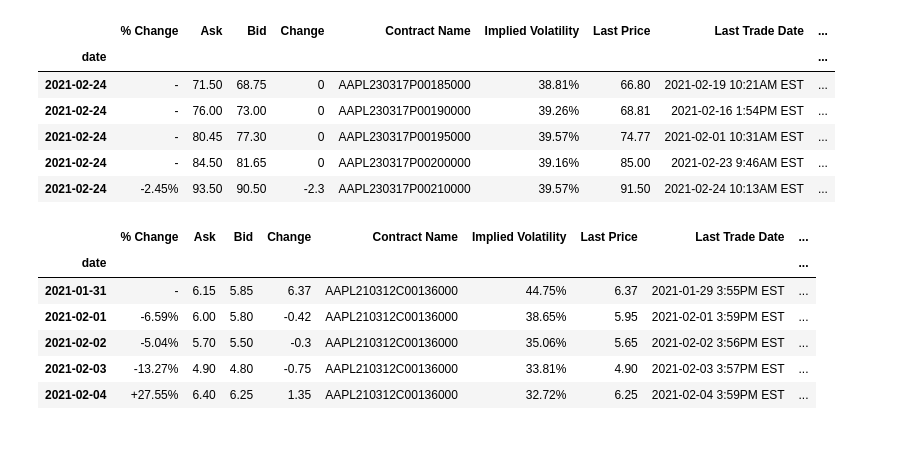
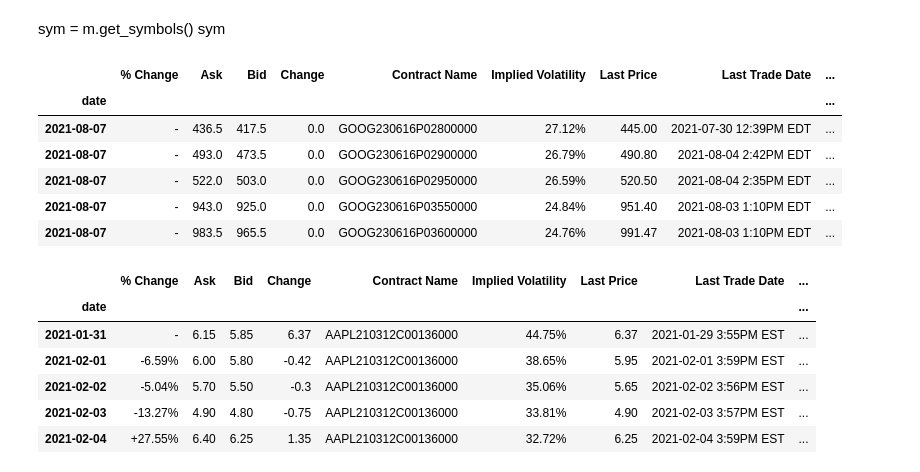
Before and after one commit to andermy/yahooScraper, a Jupyter notebook: test.ipynb, the cells around one changed output. Cells and saved outputs as stored; diff of their text form; code cells hidden in the pictures; blank space fills up the shorter version.

```diff
--- a/test.ipynb
+++ b/test.ipynb
@@ -16,14 +21,17 @@ m = s.stockMongo()
+# %% [markdown]
+sym = m.get_symbols()
+sym
 # %%
-apple = m.get_options("AAPL")
+apple = m.get_options("GOOG")
 apple.tail()
 # %% [output]
 |  | % Change | Ask | Bid | Change | Contract Name | Implied Volatility | Last Price | Last Trade Date | ... |
 | date |  |  |  |  |  |  |  |  | ... |
-| 2021-02-24 | - | 71.50 | 68.75 | 0 | AAPL230317P00185000 | 38.81% | 66.80 | 2021-02-19 10:21AM EST | ... |
-| 2021-02-24 | - | 76.00 | 73.00 | 0 | AAPL230317P00190000 | 39.26% | 68.81 | 2021-02-16 1:54PM EST | ... |
-| 2021-02-24 | - | 80.45 | 77.30 | 0 | AAPL230317P00195000 | 39.57% | 74.77 | 2021-02-01 10:31AM EST | ... |
-| 2021-02-24 | - | 84.50 | 81.65 | 0 | AAPL230317P00200000 | 39.16% | 85.00 | 2021-02-23 9:46AM EST | ... |
-| 2021-02-24 | -2.45% | 93.50 | 90.50 | -2.3 | AAPL230317P00210000 | 39.57% | 91.50 | 2021-02-24 10:13AM EST | ... |
+| 2021-08-07 | - | 436.5 | 417.5 | 0.0 | GOOG230616P02800000 | 27.12% | 445.00 | 2021-07-30 12:39PM EDT | ... |
+| 2021-08-07 | - | 493.0 | 473.5 | 0.0 | GOOG230616P02900000 | 26.79% | 490.80 | 2021-08-04 2:42PM EDT | ... |
+| 2021-08-07 | - | 522.0 | 503.0 | 0.0 | GOOG230616P02950000 | 26.59% | 520.50 | 2021-08-04 2:35PM EDT | ... |
+| 2021-08-07 | - | 943.0 | 925.0 | 0.0 | GOOG230616P03550000 | 24.84% | 951.40 | 2021-08-03 1:10PM EDT | ... |
+| 2021-08-07 | - | 983.5 | 965.5 | 0.0 | GOOG230616P03600000 | 24.76% | 991.47 | 2021-08-03 1:10PM EDT | ... |
 # %%
 apple.loc[apple['Contract Name'] == 'AAPL210312C00136000']
 # %% [output]
```
Also changed, not shown: parts of 1 cell of this notebook, 3 other files.
